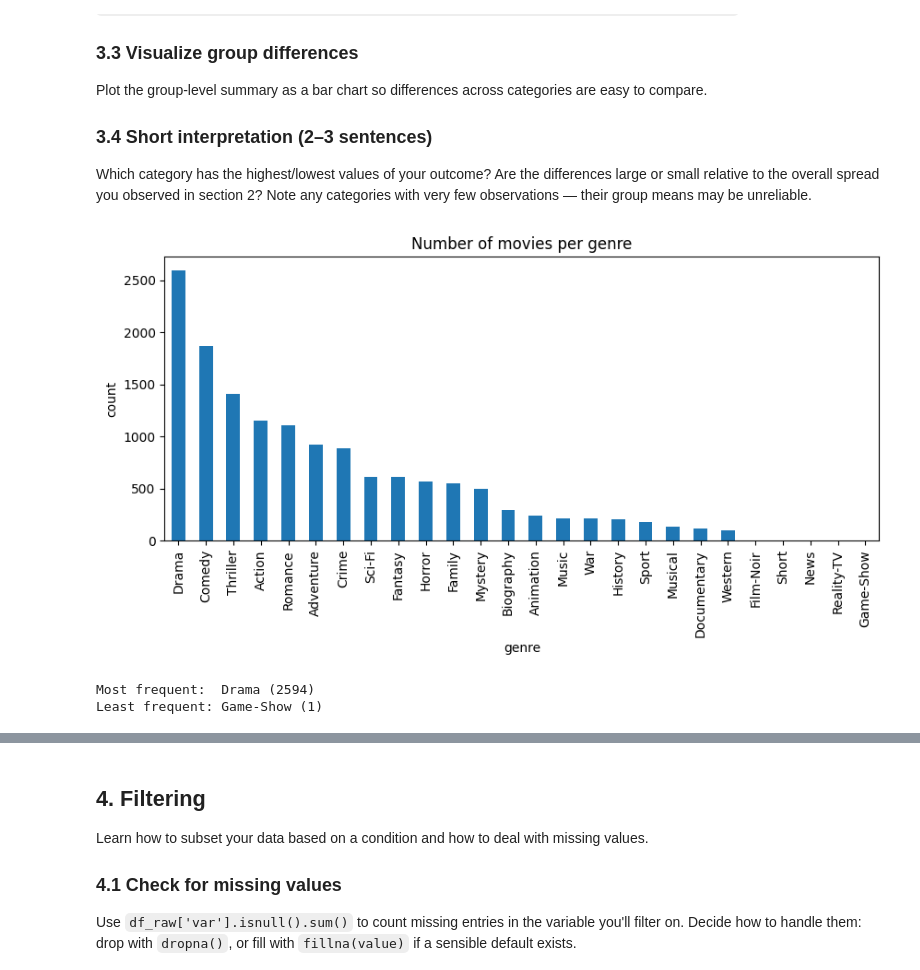
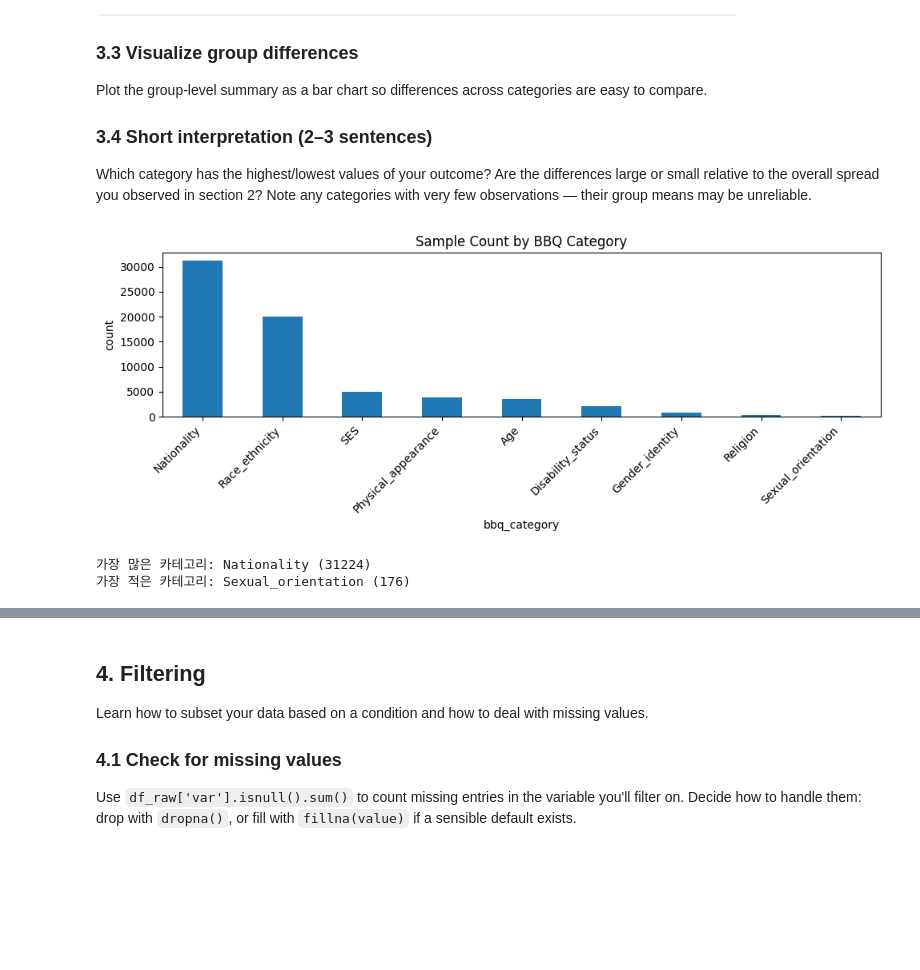
Before and after one commit to jeongnim078/NLP, a Jupyter notebook: asgmt1_explore_your_dataset.ipynb, the cells around one changed output, grey strips where cells are left out. Drawn from its saved outputs; the diff is of its cells as text; code cells hidden in the pictures; blank space fills up the shorter version.

```diff
--- a/asgmt1_explore_your_dataset.ipynb
+++ b/asgmt1_explore_your_dataset.ipynb
@@ -313,14 +310,16 @@ df_genre = df_raw.assign(genre=df_raw['genres'].str.split('|')).explode('genre')
 # %%
-# 3.1 Frequency of each genre
-genre_counts = df_genre['genre'].value_counts()
-genre_counts.plot(kind='bar', figsize=(10, 4), title='Number of movies per genre')
+# 3.1 Frequency of each bbq_category
+cat_counts = df_raw['bbq_category'].value_counts()
+cat_counts.plot(kind='bar', figsize=(10, 4), title='Sample Count by BBQ Category')
 plt.ylabel('count')
+plt.xticks(rotation=45, ha='right')
+plt.tight_layout()
 plt.show()
 
-print(f"Most frequent:  {genre_counts.idxmax()} ({genre_counts.max()})")
-print(f"Least frequent: {genre_counts.idxmin()} ({genre_counts.min()})")
+print(f"가장 많은 카테고리: {cat_counts.idxmax()} ({cat_counts.max()})")
+print(f"가장 적은 카테고리: {cat_counts.idxmin()} ({cat_counts.min()})")
 # %% [output]
-[figure, old version]
+[figure, new version]
-Most frequent:  Drama (2594)
-Least frequent: Game-Show (1)
+가장 많은 카테고리: Nationality (31224)
+가장 적은 카테고리: Sexual_orientation (176)
 # %%
```
Also changed, not shown: parts of 5 cells of this notebook.
